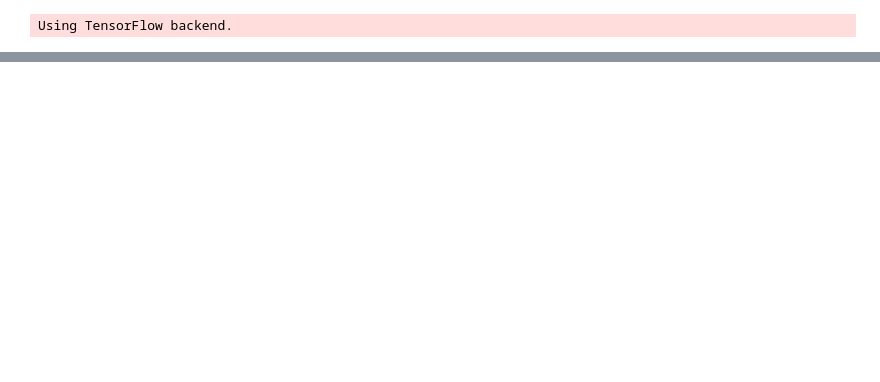
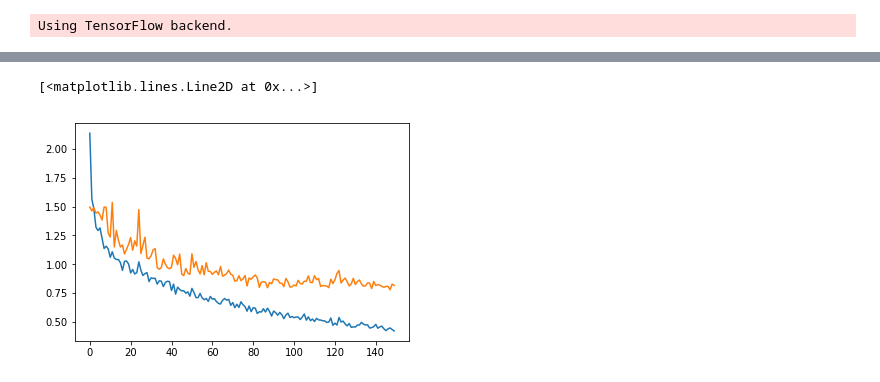
Before and after one commit to HBinnie/BetaSpindles, a Jupyter notebook: Beta Spindle Classification - CNN.ipynb, the cells around one changed output, grey strips where cells are left out. Saved outputs shown, nothing was run; the diff lists cells and outputs as text; code cells hidden in the pictures; blank space fills up the shorter version.

```diff
--- a/Beta Spindle Classification - CNN.ipynb
+++ b/Beta Spindle Classification - CNN.ipynb
@@ -146,0 +166,6 @@ Epoch 40/40
+# %%
+plt.plot(history.history['loss'])
+plt.plot(history.history['val_loss'])
+# %% [output]
+[<matplotlib.lines.Line2D at 0x...>]
+[figure, added]
```
Also changed, not shown: parts of 14 cells of this notebook.
